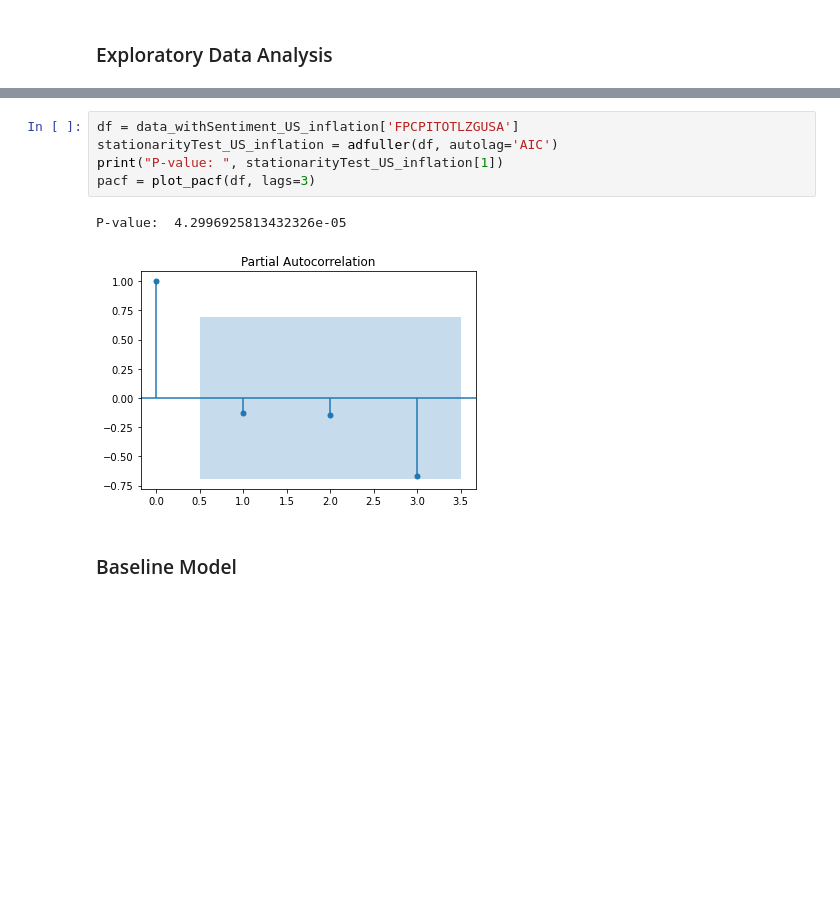
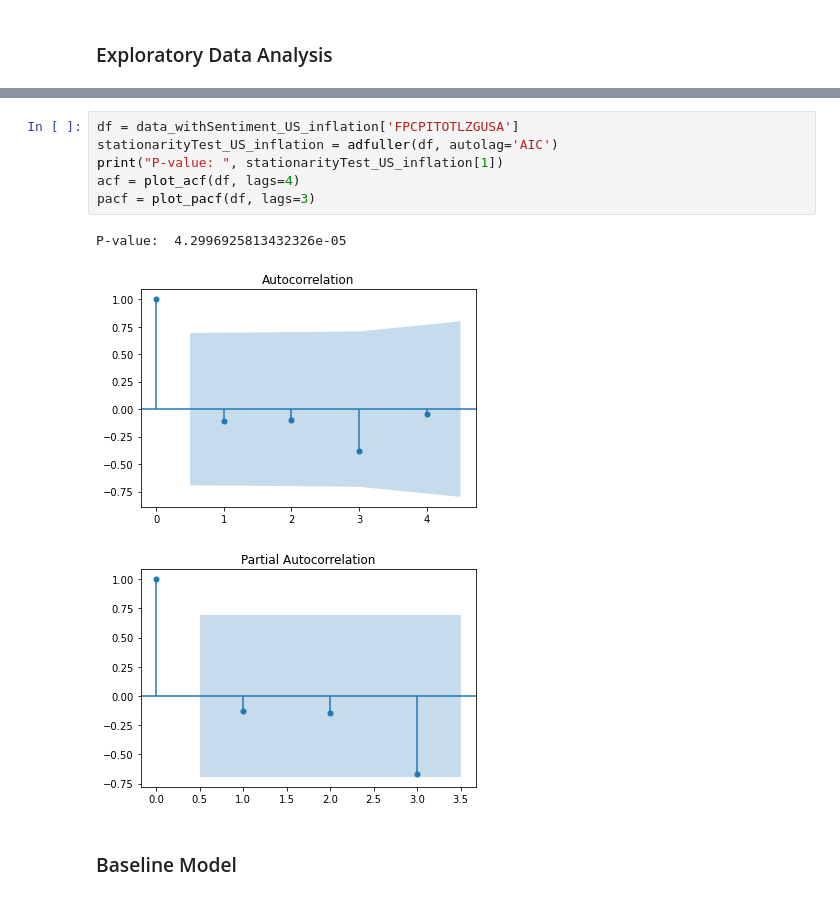
Before and after one commit to mustafashabbir10/Predicting_Economic_Growth, a Jupyter notebook: project_macro_model.ipynb, the cells around one changed output, grey strips where cells are left out. Saved outputs shown, nothing was run; the diff lists cells and outputs as text; blank space fills up the shorter version.

```diff
--- a/project_macro_model.ipynb
+++ b/project_macro_model.ipynb
@@ -116,11 +121,13 @@ P-value:  9.641597280523476e-11
 # %%
 df = data_withSentiment_US_inflation['FPCPITOTLZGUSA']
 stationarityTest_US_inflation = adfuller(df, autolag='AIC')
 print("P-value: ", stationarityTest_US_inflation[1])
+acf = plot_acf(df, lags=4)
 pacf = plot_pacf(df, lags=3)
 # %% [output]
 P-value:  4.2996925813432326e-05
-[figure, old version]
+[figure, new version]
+[figure, added]
 # %% [markdown]
 ### Baseline Model
 # %%
```
Also changed, not shown: parts of 6 cells of this notebook, 2 other files.
